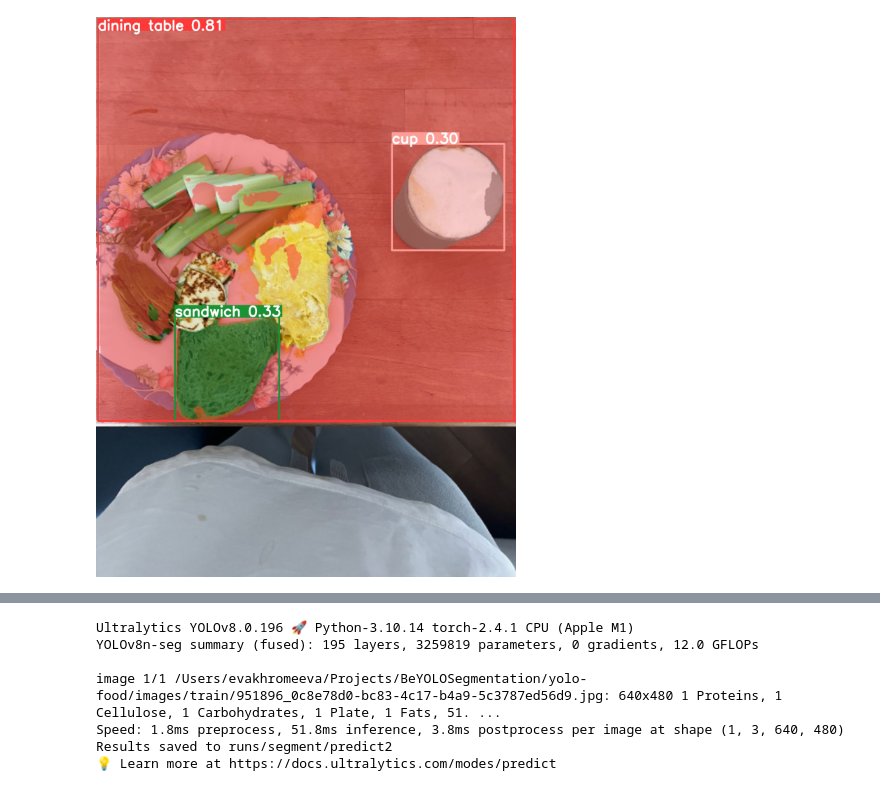
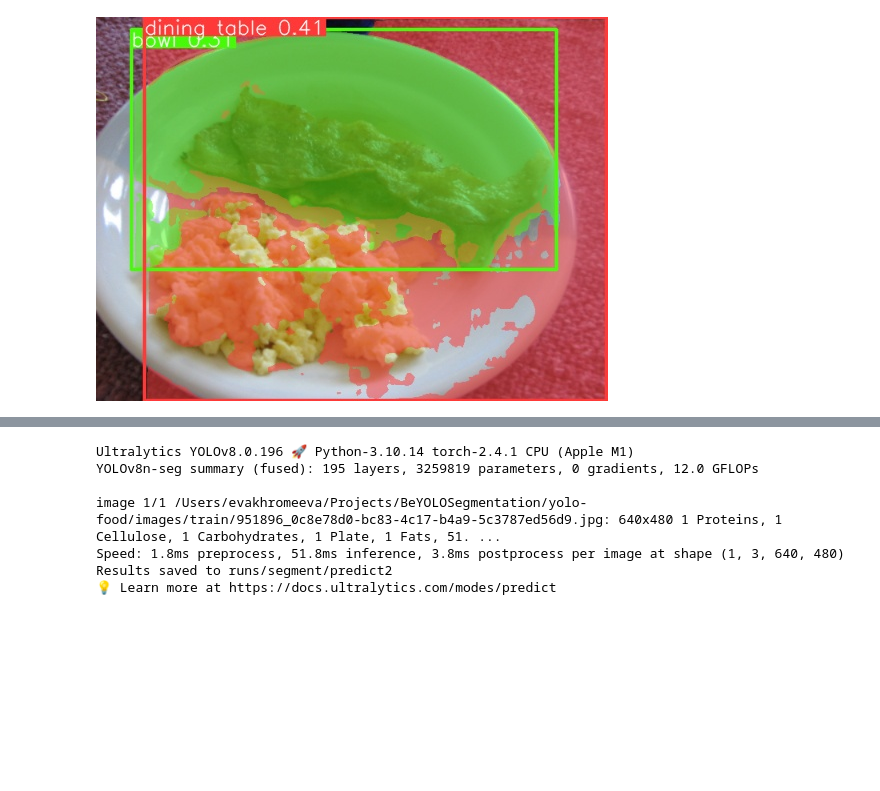
Before and after one commit to VakhromeevaKate/be-yolov8-my-data-train, a Jupyter notebook: YoloBeMyDataTrain.ipynb, the cells around one changed output, grey strips where cells are left out. Drawn from its saved outputs; the diff is of its cells as text; code cells hidden in the pictures; blank space fills up the shorter version.

```diff
--- a/YoloBeMyDataTrain.ipynb
+++ b/YoloBeMyDataTrain.ipynb
@@ -69,6 +59,6 @@ Results saved to runs/segment/predict
 💡 Learn more at https://docs.ultralytics.com/modes/predict
 # %%
-Image(filename='runs/segment/predict/951896_0c8e78d0-bc83-4c17-b4a9-5c3787ed56d9.jpg', height=600)
+Image(filename='runs/segment/predict4/979574_00000135.jpg', height=600)
 # %% [output]
-[figure, old version]
+[figure, new version]
 # %%
```
Also changed, not shown: parts of 5 cells of this notebook.
